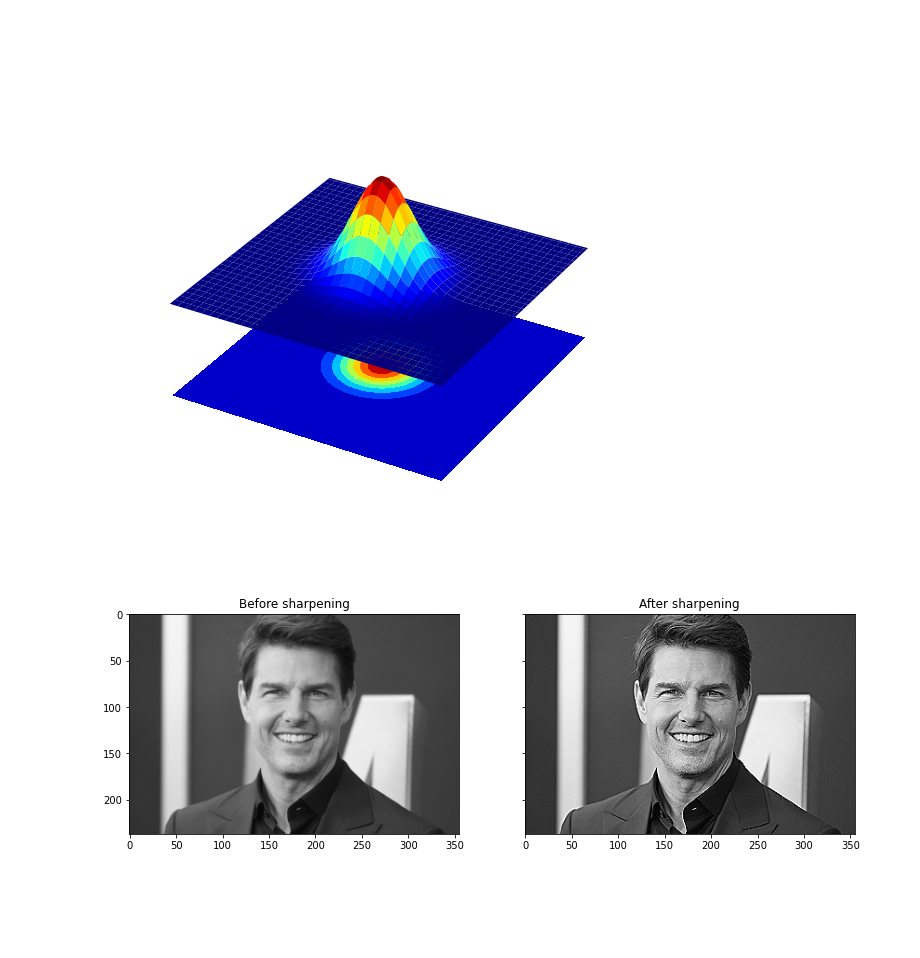
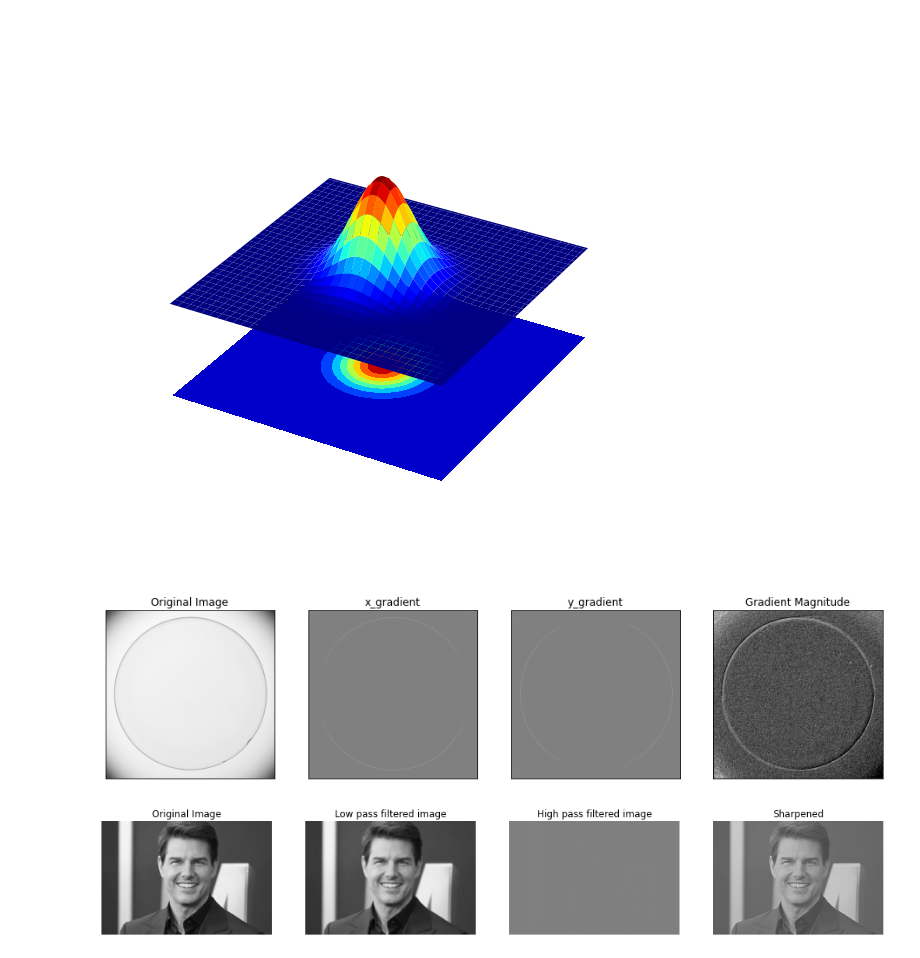
Before and after one commit to Poogitha/Codings, a Jupyter notebook: 190280N_Exercise_03.ipynb, the cells around one changed output. Saved outputs shown, nothing was run; the diff lists cells and outputs as text; code cells hidden in the pictures; blank space fills up the shorter version.

```diff
--- a/190280N_Exercise_03.ipynb
+++ b/190280N_Exercise_03.ipynb
@@ -73,25 +68,70 @@ sobely = cv.Sobel(src=img, ddepth=cv.CV_64F, dx=0, dy=1, ksize=5)
+# %%
+import numpy as np
+import cv2 as cv
+import matplotlib.pyplot as plt
+
+img=cv.imread(r'Images/contact_lens.tif',cv.IMREAD_GRAYSCALE)
+assert img is not None
+kernel_v=np.array([[-1,-2,-1],[0,0,0],[1,2,1]])
+img_x=cv.filter2D(img,-1,kernel_v)
+kernel_h=np.array([[-1,0,1],[-2,0,2],[-1,0,1]])
+img_y=cv.filter2D(img,-1,kernel_h)
+grad_mag=np.sqrt(img_x**2+img_y**2)
+
+cv.imshow('image',img)
+cv.waitKey(0)
+cv.imshow('x_filtered',img_x)
+cv.waitKey(0)
+cv.imshow('y_filtered',img_y)
+cv.waitKey(0)
+cv.destroyAllWindows()
+
+fig,ax=plt.subplots(1,4,sharex='all',sharey='all',figsize=(16,16))
+ax[0].imshow(img,cmap='gray',vmin=0,vmax=255)
+ax[0].set_title('Original Image')
+ax[0].set_xticks([]) , ax[0].set_yticks([])
+ax[1].imshow(img_x,cmap='gray',vmin=-1020,vmax=1020)
+ax[1].set_title('x_gradient')
+ax[1].set_xticks([]) , ax[1].set_yticks([])
+ax[2].imshow(img_y,cmap='gray',vmin=-1020,vmax=1020)
+ax[2].set_title('y_gradient')
+ax[2].set_xticks([]) , ax[2].set_yticks([])
+ax[3].imshow(grad_mag,cmap='gray')
+ax[3].set_title('Gradient Magnitude')
+plt.show()
+for i in range(4):
+    ax[i].axis('off')
+# %% [output]
+[figure, added]
 # %%
 import cv2 as cv
 import numpy as np
 import matplotlib.pyplot as plt
 
-img=cv.imread(r'Images/tom.jpg',cv.IMREAD_REDUCED_GRAYSCALE_2)
-kernel=np.array([(0,-1,0),(-1,5,-1),(0,-1,0)],dtype='float')
+img=cv.imread(r'Images/tom.jpg',cv.IMREAD_GRAYSCALE).astype(np.float32)
+assert img is not None
+kernel=np.array([(0,-1,0),(-1,2,-1),(0,-1,0)],dtype='float')
 sharp_img=cv.filter2D(img,-1,kernel)
 
-cv.namedWindow('Image',cv.WINDOW_AUTOSIZE)
-cv.imshow('Before sharpening',img)
-cv.waitKey(0)
-cv.imshow('After sharpening',sharp_img)
-cv.waitKey(0)
-cv.destroyAllWindows()
-
+sigma=2
+gaussian_1d=cv.getGaussianKernel(5,sigma)
+img_lp=cv.sepFilter2D(img,-1,gaussian_1d,gaussian_1d)
+img_hp=img-img_lp
+img_sharp=cv.addWeighted(img,1.0,img_hp,2.0,0)
 #plotting
-fig,ax=plt.subplots(1,2,sharex="all",sharey="all",figsize=(13,13))
-ax[0].imshow(cv.cvtColor(img,cv.COLOR_BGR2RGB))
-ax[0].set_title("Before sharpening")
-ax[1].imshow(cv.cvtColor(sharp_img,cv.COLOR_BGR2RGB))
-ax[1].set_title("After sharpening")
-plt.show()
+fig,ax=plt.subplots(1,4,sharex='all',sharey='all',figsize=(18,6))
+ax[0].imshow(img,cmap='gray',vmin=0,vmax=255)
+ax[0].set_title('Original Image')
+ax[0].set_xticks([]) , ax[0].set_yticks([])
+ax[1].imshow(img_lp,cmap='gray',vmin=0,vmax=255)
+ax[1].set_title('Low pass filtered image')
+ax[1].set_xticks([]) , ax[1].set_yticks([])
+ax[2].imshow(img_hp,cmap='gray',vmin=-1020,vmax=1020)
+ax[2].set_title('High pass filtered image')
+ax[2].set_xticks([]) , ax[2].set_yticks([])
+ax[3].imshow(img_sharp,cmap='gray')
+ax[3].set_title('Sharpened')
+for i in range(4):
+    ax[i].axis('off')
 # %% [output]
-[figure, old version]
+[figure, new version]
```
Also changed, not shown: parts of 3 cells of this notebook.
